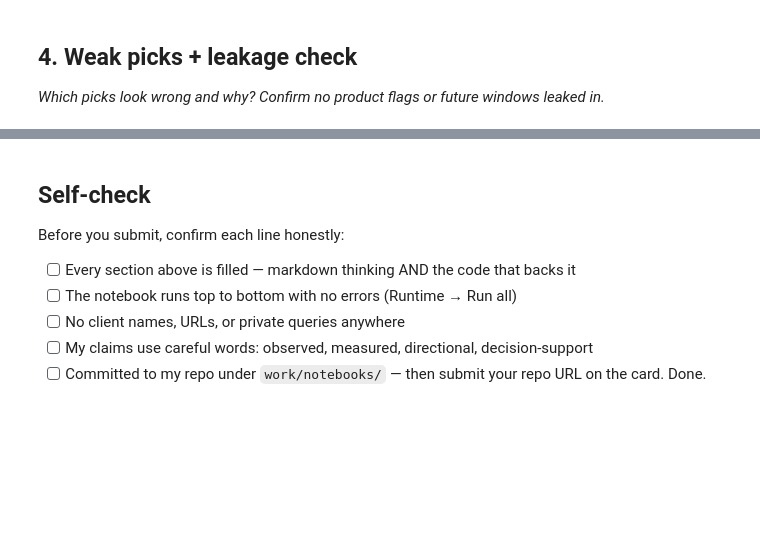
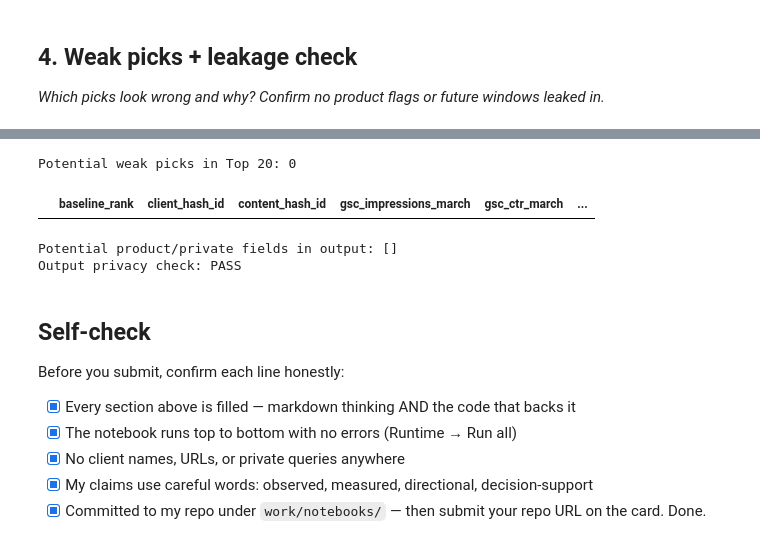
Before and after one commit to tayyba6/ML_Internship, a Jupyter notebook: work/notebooks/w04_baseline_score.ipynb, the cells around one changed output, grey strips where cells are left out. Saved outputs shown, nothing was run; the diff lists cells and outputs as text; code cells hidden in the pictures; blank space fills up the shorter version.

```diff
--- a/work/notebooks/w04_baseline_score.ipynb
+++ b/work/notebooks/w04_baseline_score.ipynb
@@ -150,10 +425,72 @@ Feature frame shape: (176738, 7)
+# %%
+# ML-07 — Section 4: Weak picks
+
+# Pages in the Top 20 where only one of the three signals
+# crosses the strong-signal threshold.
+top20["signal_count"] = (
+    top20["HIGH_EXPOSURE"].astype(int)
+    + top20["LOW_CTR_OPPORTUNITY"].astype(int)
+    + top20["WEAK_POSITION"].astype(int)
+)
+
+weak_picks = top20[
+    top20["signal_count"] <= 1
+].copy()
+
+print("Potential weak picks in Top 20:", len(weak_picks))
+
+display(
+    weak_picks[
+        [
+            "baseline_rank",
+            "client_hash_id",
+            "content_hash_id",
+            "gsc_impressions_march",
+            "gsc_ctr_march",
+            "gsc_avg_position_march",
+            "baseline_action_score",
+            "reason_code"
+        ]
+    ]
+)
+# %% [output]
+Potential weak picks in Top 20: 0
+|  | baseline_rank | client_hash_id | content_hash_id | gsc_impressions_march | gsc_ctr_march | ... |
+# %%
+# ---------------------------------------------------------
+# Product/private-field check
+# ---------------------------------------------------------
+
+product_or_private_terms = [
+    "product",
+    "query",
+    "url",
+    "keyword",
+    "page_url",
+    "client_name"
+]
+
+suspicious_columns = [
+    col for col in ranked.columns
+    if any(term in col.lower() for term in product_or_private_terms)
+]
+
+print("Potential product/private fields in output:", suspicious_columns)
+
+assert "client_name" not in ranked.columns
+assert "page_url" not in ranked.columns
+
+print("Output privacy check: PASS")
+# %% [output]
+Potential product/private fields in output: []
+Output privacy check: PASS
 # %% [markdown]
 ## Self-check
 
 Before you submit, confirm each line honestly:
 
-- [ ] Every section above is filled — markdown thinking AND the code that backs it
-- [ ] The notebook runs top to bottom with no errors (Runtime → Run all)
-- [ ] No client names, URLs, or private queries anywhere
-- [ ] My claims use careful words: observed, measured, directional, decision-support
-- [ ] Committed to my repo under `work/notebooks/` — then submit your repo URL on the card. Done.
+- [x] Every section above is filled — markdown thinking AND the code that backs it
+- [x] The notebook runs top to bottom with no errors (Runtime → Run all)
+- [x] No client names, URLs, or private queries anywhere
+- [x] My claims use careful words: observed, measured, directional, decision-support
+- [x] Committed to my repo under `work/notebooks/` — then submit your repo URL on the card. Done.
```
Also changed, not shown: parts of 6 cells of this notebook.
